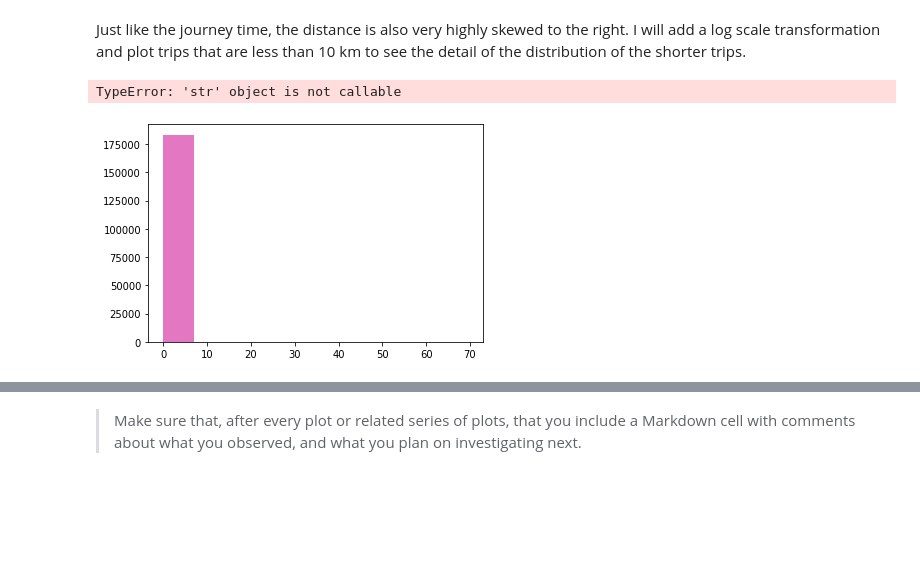
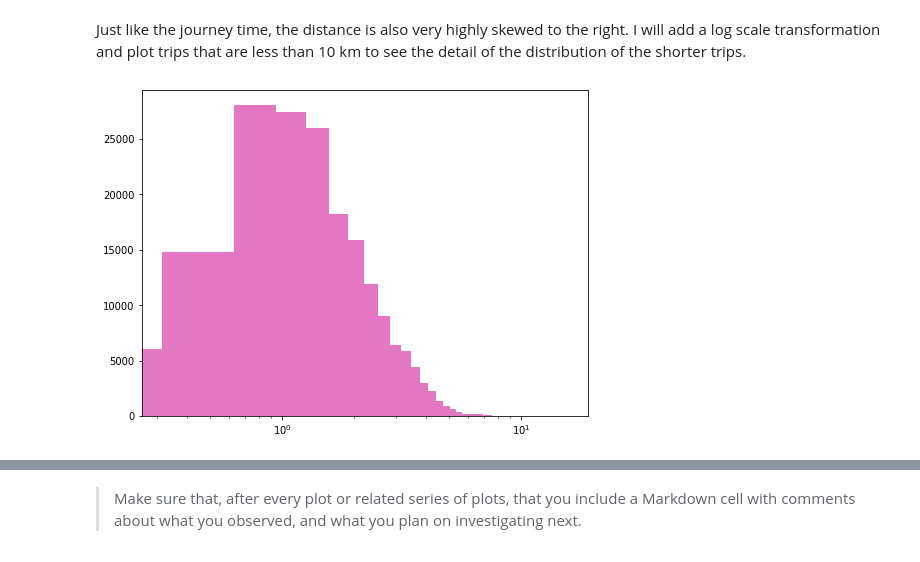
Before and after one commit to ChrisShuttle/Udacity_DAND_Project5_Visuals, a Jupyter notebook: Project Template/exploration_template.ipynb, the cells around one changed output, grey strips where cells are left out. Saved outputs shown, nothing was run; the diff lists cells and outputs as text; code cells hidden in the pictures; blank space fills up the shorter version.

```diff
--- a/Project Template/exploration_template.ipynb
+++ b/Project Template/exploration_template.ipynb
@@ -243,7 +293,7 @@ The dataset has been cleaned. Now I would like to add another column that contai
 # %%
 ##Creating two new columns with geopy that depict the start and end point of the journey
 
-df_bike_raw['start_point'] = df_bike.apply(lambda row: Point(latitude=row['start_station_latitude'], longitude=row['start_station_longitude']), axis=1)
-df_bike_raw['end_point'] = df_bike.apply(lambda row: Point(latitude=row['end_station_latitude'], longitude=row['end_station_longitude']), axis=1)
+df_bike_raw['start_point'] = df_bike_raw.apply(lambda row: Point(latitude=row['start_station_latitude'], longitude=row['start_station_longitude']), axis=1)
+df_bike_raw['end_point'] = df_bike_raw.apply(lambda row: Point(latitude=row['end_station_latitude'], longitude=row['end_station_longitude']), axis=1)
 # %%
 df_bike_raw.head()
@@ -387,13 +477,15 @@ plt.hist(data=df_bike, x='distance_km', color=base_color, bins=100);
 # %% [markdown]
 Just like the journey time, the distance is also very highly skewed to the right. I will add a log scale transformation and plot trips that are less than 10 km to see the detail of the distribution of the shorter trips.
 # %%
-df_bike_sub = df_bike
-plt.hist(data=df_bike, x='distance_km', color=base_color)
-plt.xscale('log')
-#plt.xticks(x_ticks);
+plt.figure(figsize=[8,6])
+
+ticks = [0, 1, 3, 10, 30, 80]
+
+df_bike_sub = df_bike.query('distance_km < 20')
+plt.hist(data=df_bike_sub, x='distance_km', bins = 50, color=base_color)
+plt.xscale("log")
 # %% [output]
-TypeError: 'str' object is not callable
-[figure, old version]
+[figure, new version]
 # %%
 # I looked up the maximum value on Google map and it looks like a valid trip.
 df_bike.query('distance_km > 68')
```
Also changed, not shown: parts of 12 cells of this notebook, 1 other file.
